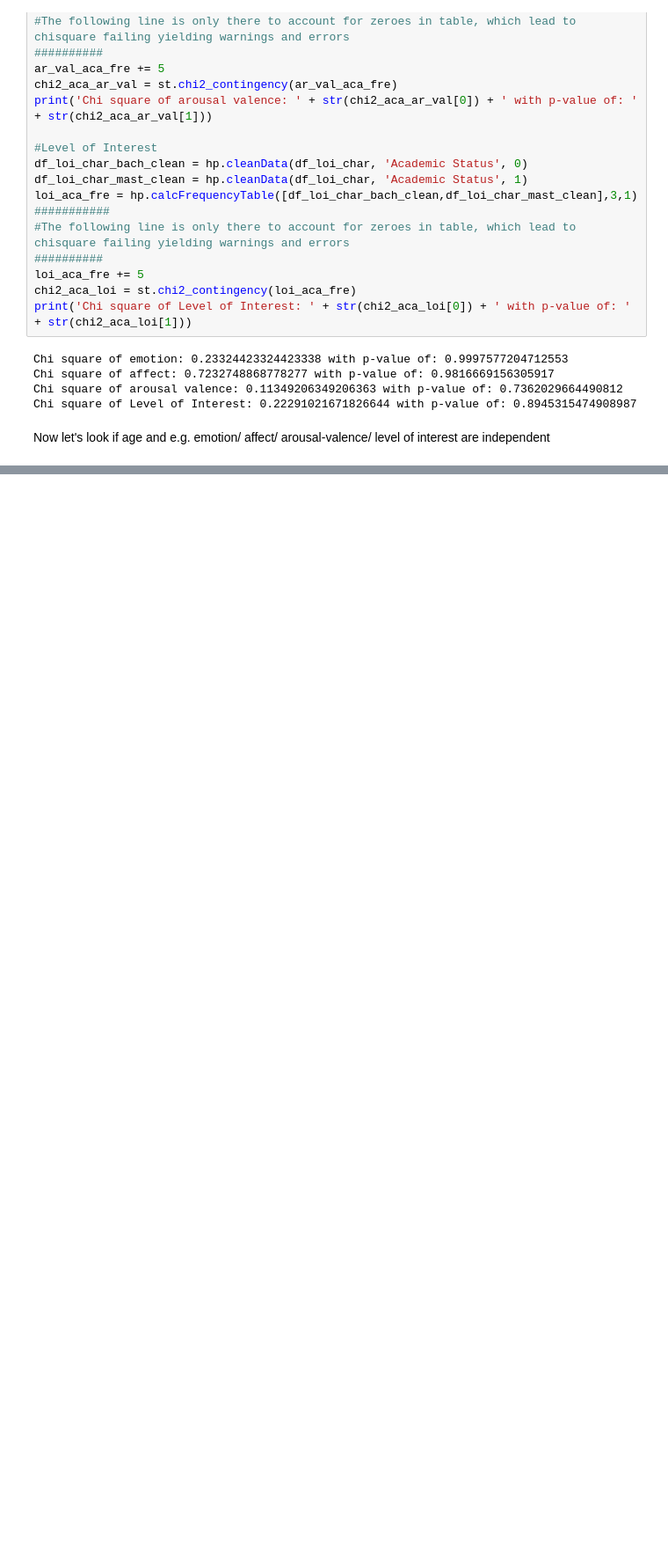
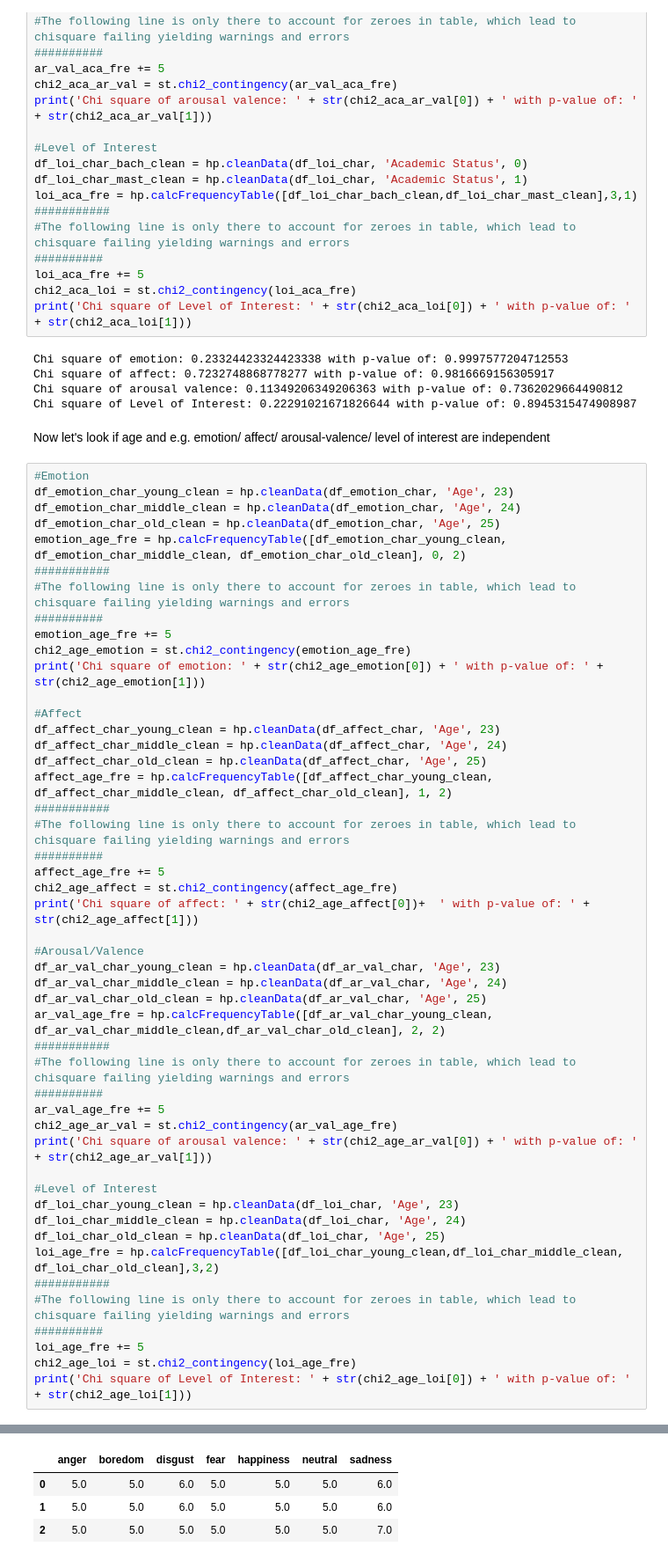
Before and after one commit to EJKraft/MasterThesis, a Jupyter notebook: OpenSMILE Analysis.ipynb, the cells around one changed output, grey strips where cells are left out. Shown at 88% size. Saved outputs shown, nothing was run; the diff lists cells and outputs as text; blank space fills up the shorter version.

Commit message:
Added chi square for age

```diff
--- a/OpenSMILE Analysis.ipynb
+++ b/OpenSMILE Analysis.ipynb
@@ -956,3 +956,52 @@ Chi square of arousal valence: 0.11349206349206363 with p-value of: 0.7362029664
 Chi square of Level of Interest: 0.22291021671826644 with p-value of: 0.8945315474908987
 # %% [markdown]
 Now let's look if age and e.g. emotion/ affect/ arousal-valence/ level of interest are independent
+# %%
+#Emotion
+df_emotion_char_young_clean = hp.cleanData(df_emotion_char, 'Age', 23)
+df_emotion_char_middle_clean = hp.cleanData(df_emotion_char, 'Age', 24)
+df_emotion_char_old_clean = hp.cleanData(df_emotion_char, 'Age', 25)
+emotion_age_fre = hp.calcFrequencyTable([df_emotion_char_young_clean, df_emotion_char_middle_clean, df_emotion_char_old_clean], 0, 2)
+###########
+#The following line is only there to account for zeroes in table, which lead to chisquare failing yielding warnings and errors
+##########
+emotion_age_fre += 5
+chi2_age_emotion = st.chi2_contingency(emotion_age_fre)
+print('Chi square of emotion: ' + str(chi2_age_emotion[0]) + ' with p-value of: ' + str(chi2_age_emotion[1]))
+
+#Affect
+df_affect_char_young_clean = hp.cleanData(df_affect_char, 'Age', 23)
+df_affect_char_middle_clean = hp.cleanData(df_affect_char, 'Age', 24)
+df_affect_char_old_clean = hp.cleanData(df_affect_char, 'Age', 25)
+affect_age_fre = hp.calcFrequencyTable([df_affect_char_young_clean, df_affect_char_middle_clean, df_affect_char_old_clean], 1, 2)
+###########
+#The following line is only there to account for zeroes in table, which lead to chisquare failing yielding warnings and errors
+##########
+affect_age_fre += 5
+chi2_age_affect = st.chi2_contingency(affect_age_fre)
+print('Chi square of affect: ' + str(chi2_age_affect[0])+  ' with p-value of: ' + str(chi2_age_affect[1]))
+
+#Arousal/Valence
+df_ar_val_char_young_clean = hp.cleanData(df_ar_val_char, 'Age', 23)
+df_ar_val_char_middle_clean = hp.cleanData(df_ar_val_char, 'Age', 24)
+df_ar_val_char_old_clean = hp.cleanData(df_ar_val_char, 'Age', 25)
+ar_val_age_fre = hp.calcFrequencyTable([df_ar_val_char_young_clean, df_ar_val_char_middle_clean,df_ar_val_char_old_clean], 2, 2)
+###########
+#The following line is only there to account for zeroes in table, which lead to chisquare failing yielding warnings and errors
+##########
+ar_val_age_fre += 5
+chi2_age_ar_val = st.chi2_contingency(ar_val_age_fre)
+print('Chi square of arousal valence: ' + str(chi2_age_ar_val[0]) + ' with p-value of: ' + str(chi2_age_ar_val[1]))
+
+#Level of Interest
+df_loi_char_young_clean = hp.cleanData(df_loi_char, 'Age', 23)
+df_loi_char_middle_clean = hp.cleanData(df_loi_char, 'Age', 24)
+df_loi_char_old_clean = hp.cleanData(df_loi_char, 'Age', 25)
+loi_age_fre = hp.calcFrequencyTable([df_loi_char_young_clean,df_loi_char_middle_clean, df_loi_char_old_clean],3,2)
+###########
+#The following line is only there to account for zeroes in table, which lead to chisquare failing yielding warnings and errors
+##########
+loi_age_fre += 5
+chi2_age_loi = st.chi2_contingency(loi_age_fre)
+print('Chi square of Level of Interest: ' + str(chi2_age_loi[0]) + ' with p-value of: ' + str(chi2_age_loi[1]))
+# %% [output]
@@ -958,0 +1012,4 @@ Now let's look if age and e.g. emotion/ affect/ arousal-valence/ level of intere
+|  | anger | boredom | disgust | fear | happiness | neutral | sadness |
+| 0 | 5.0 | 5.0 | 6.0 | 5.0 | 5.0 | 5.0 | 6.0 |
+| 1 | 5.0 | 5.0 | 6.0 | 5.0 | 5.0 | 5.0 | 6.0 |
+| 2 | 5.0 | 5.0 | 5.0 | 5.0 | 5.0 | 5.0 | 7.0 |
```
Also changed, not shown: parts of 1 cell of this notebook.
